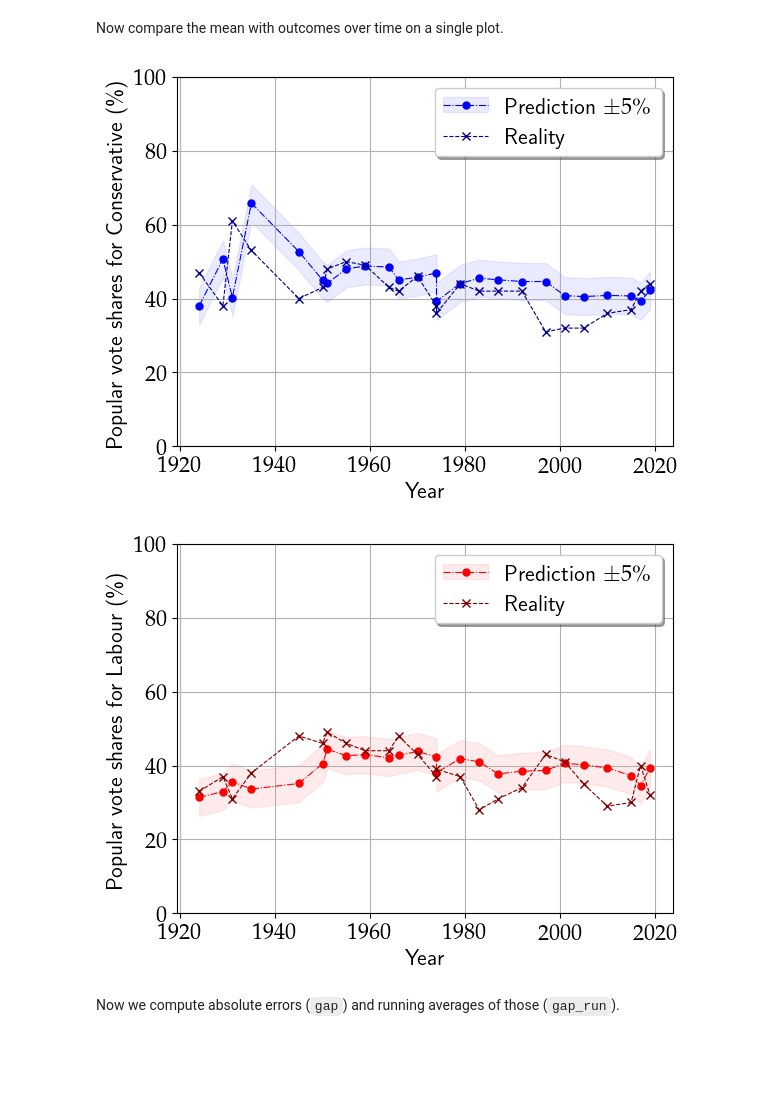
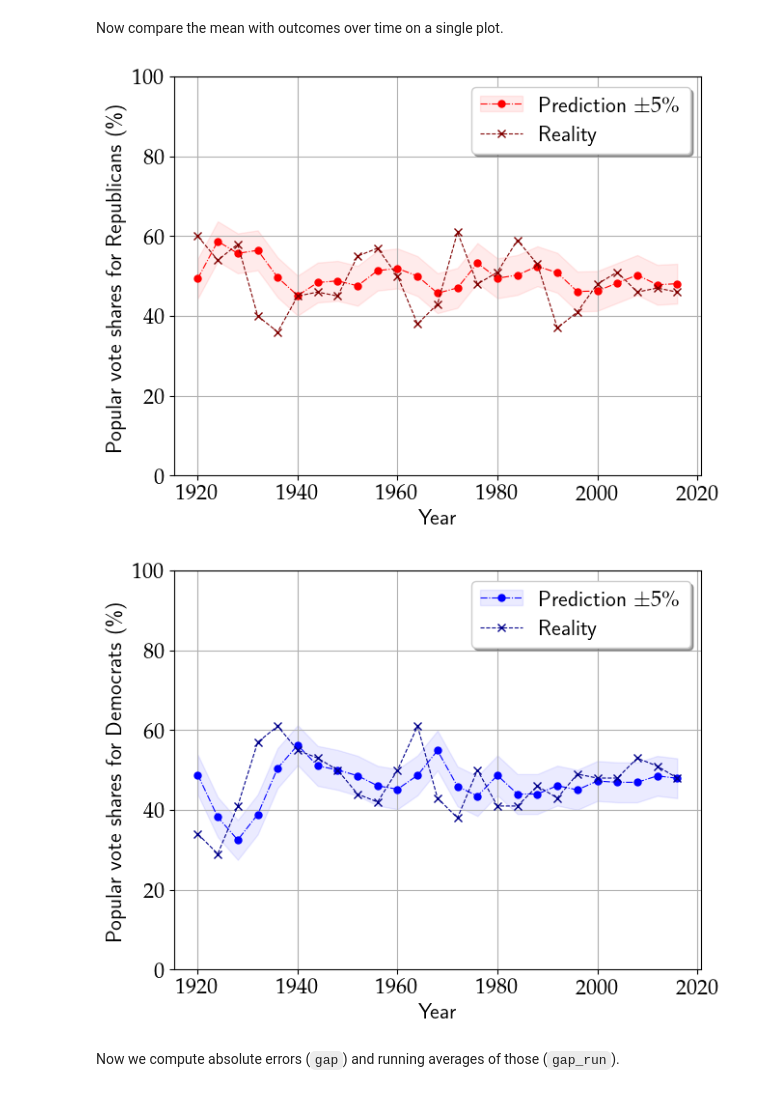
Before and after one commit to AntoineVendeville/Opinion-dynamics-in-the-Voter-Model, a Jupyter notebook: elections.ipynb, the cells around one changed output. Drawn from its saved outputs; the diff is of its cells as text; code cells hidden in the pictures; blank space fills up the shorter version.

```diff
--- a/elections.ipynb
+++ b/elections.ipynb
@@ -42,7 +42,7 @@ def Q_matrix(n,s0,s1):
 Parameters. Choose the region (UK or US).
 # %%
 n = 100 # nb users
-region = "uk" # uk or us
+region = "us" # uk or us
 folder = "elections_files"
 # %% [markdown]
 Get parties names.
@@ -213,34 +214,35 @@ Now compare the mean with outcomes over time on a single plot.
 # %%
 Mean = {p: np.array(Mean[p]) for p in parties}
 Std = {p: np.array(Std[p]) for p in parties}
 
 for p in parties:
 
     color = party_color[p]
     color2 = party_color2[p]
 
     # plot
     plt.grid()
     fill = plt.fill_between(year[2:-1],  Mean[p][:-1]-5,  Mean[p][:-1]+5, color=color, alpha=.08)
     pred, = plt.plot(year[2:-1], Mean[p][:-1], marker="o", markersize=5, ls="-.", linewidth=.8, color=color)
     real, = plt.plot(year[2:-1], X[p][2:], marker="x", ls="--", linewidth=.8, color=color2)
     #plt.fill_between(year[2:-1], Mean[p][:-1]-Std[p][:-1], Mean[p][:-1]+Std[p][:-1], color="green", alpha=.1)
 
     # legend and axes lim
     elements = [(fill,pred), real]
     names = [r"Prediction $\pm 5\%$", "Reality"]
     plt.legend(elements, names, loc="best", shadow=True)
     plt.ylim(0,100)
 
     # show and save
     plt.xlabel("Year")
     plt.ylabel("Popular vote shares for {} (\%)".format(party_name[p]))
+    plt.tight_layout(pad=.1)
     plt.savefig(folder+"/pred_vs_real_{}_{}.pdf".format(region,p))
     plt.show()
     plt.close()
 # %% [output]
-[figure, old version]
+[figure, new version]
-[figure, old version]
+[figure, new version]
 # %% [markdown]
 Now we compute absolute errors (`gap`) and running averages of those (`gap_run`).
 # %%
```
Also changed, not shown: parts of 3 cells of this notebook, 6 other files.
